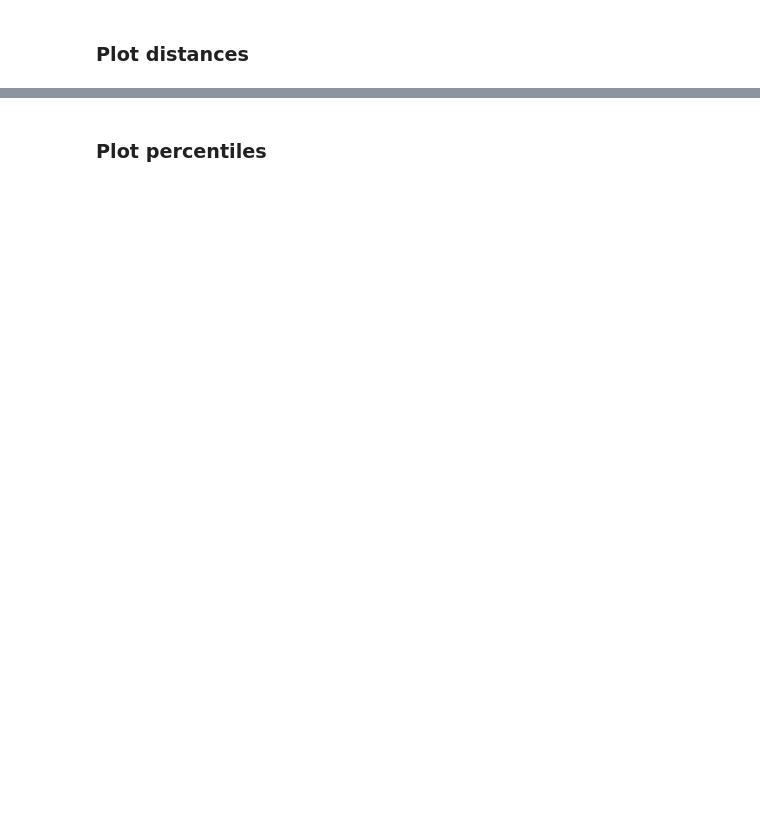
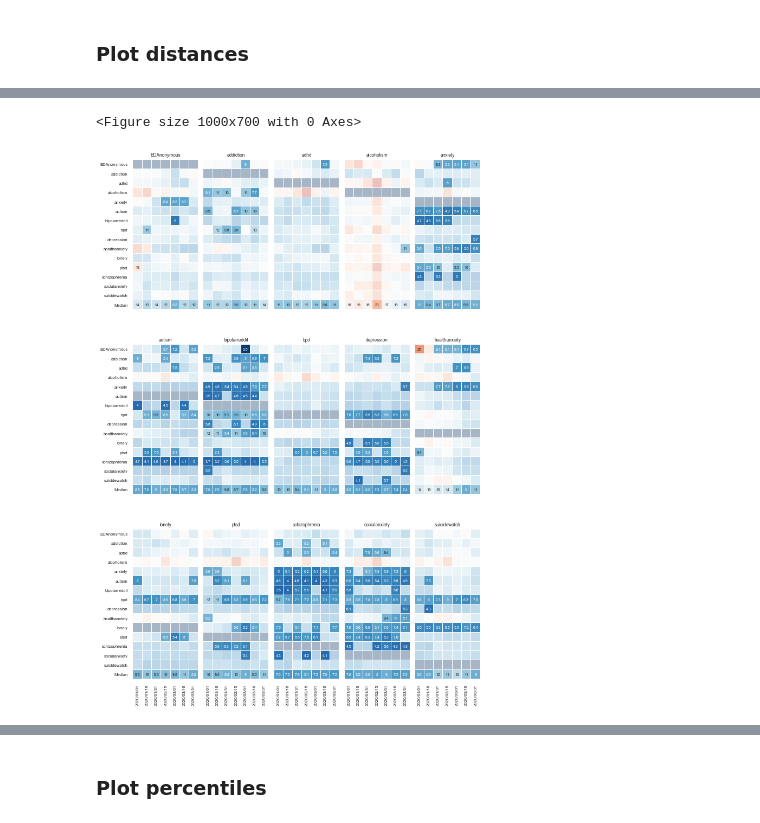
Before and after one commit to danielmlow/reddit, a Jupyter notebook: reddit_cluster.ipynb, the cells around one changed output, grey strips where cells are left out. Saved outputs shown, nothing was run; the diff lists cells and outputs as text; code cells hidden in the pictures; blank space fills up the shorter version.

```diff
--- a/reddit_cluster.ipynb
+++ b/reddit_cluster.ipynb
@@ -752 +677,6 @@ savefig_path = output_dir
+# %%
+# Config
+run_2020_umap = False # This will take a while
+plot = False
+savefig_path = output_dir
 # %%
@@ -868,0 +757,4 @@ done.
+# %%
+# Either re-run above or load here
+output_dir='./../../datum/reddit/output/supervised_umap/umap_cluster_post_2020-06-20-09-18/'
+hausdorff_all = np.load(output_dir+'run_1300_hausdorff_all.npy')
@@ -1061,7 +949,7 @@ results_i_dists_hausdorff.shape
 # %%
 # Choose subreddits for the example
-print(subreddits)
+save_fig = False # False so you don't replace already saved figs
+bootstrap_samples = 50
 sr_example_a = 'healthanxiety'
 sr_example_b = 'EDAnonymous'
 sr_example_index = subreddits.index(sr_example_b)
-sr_example_index
@@ -1177,0 +1122,59 @@ percentile_non_outliers = (percentile_3D_by_subreddit < 95) & (percentile_3D_by_
+# %%
+cmap = plt.get_cmap("RdBu_r")
+cmap.set_bad(color='white', alpha=0.65)
+
+# def plot_timestep_heatmaps(df, output_filename):
+sns.set(font_scale=0.7)
+fontsize = 7
+dpi=100
+plt.figure(dpi= dpi, facecolor='w', edgecolor='k')
+f, axes = plt.subplots(3, 5, sharex=True, sharey=True, figsize=(10,15),)
+axes = [n for i in axes for n in i]
+
+median_percentiles ={}
+all_percentiles = {}
+
+for i, ax in enumerate(axes):
+    print(i)
+
+    if i in [15]:
+        # If you need a blank one (4x4 grid, the 16th one or 15 with zero-index)
+        df = np.ones((len(subreddits),7))
+        df = pd.DataFrame(df, columns=timesteps, index =subreddits)
+        df.loc['Median'] = np.ones(7)
+
+        hm = sns.heatmap(df, annot=False, cbar=False,cmap = 'RdBu_r',mask = np.ones(df.shape), square=True, ax=ax, annot_kws={"fontsize":fontsize})
+        bottom, top = hm.get_ylim()
+        hm.set_ylim(bottom + 0.5, top - 0.5)
+        ax.set(adjustable='box', aspect='equal')
+    else:
+        sr = subreddits[i]
+        df = pd.DataFrame(np.median(distances_all,axis=0)[i], columns = timesteps, index=subreddits)
+        df = pd.DataFrame(df, columns=timesteps, index =subreddits)
+        df_median = df.drop(index=[sr]).median()
+        df.loc['Median'] = df_median
+        median_percentiles[sr] = np.array(df_median.values)
+
+        # save all values
+        all_percentiles[sr] = np.array(df.median().values)
+
+
+        # define outliers
+        df_outliers = np.median(percentile_non_outliers, axis=0)[i]
+        df_outliers = np.concatenate([df_outliers, [np.zeros(df.shape[1])]],axis=0)
+
+        # keep the outliers
+        sns.heatmap(df.round(1), cbar=False,cmap = cmap, square=True, ax=ax,
+                         vmin=0, vmax=35,linewidths=0)
+        hm = sns.heatmap(df.round(1), annot=True, cbar=False,cmap = cmap,mask =df_outliers, square=True, ax=ax,
+                         annot_kws={"fontsize":fontsize},vmin=0, vmax=35,linewidths=0.01)
+        bottom, top = hm.get_ylim()
+        hm.set_ylim(bottom + 0.5, top - 0.5)
+        ax.title.set_text(sr)
+        ax.set(adjustable='box', aspect='equal')
+
+plt.tight_layout()
+if save_fig:
+    plt.savefig('./../../datum/reddit/output/supervised_umap/'+f'distances_all.png', dpi=400)
+    #     plt.savefig(output_dir+f'distances_all.png', dpi=400)
+# %% [output]
@@ -1178 +1196,3 @@ percentile_non_outliers = (percentile_3D_by_subreddit < 95) & (percentile_3D_by_
+<Figure size 1000x700 with 0 Axes>
+[figure, added]
 # %%
```
Also changed, not shown: parts of 95 cells of this notebook, 2 other files.
